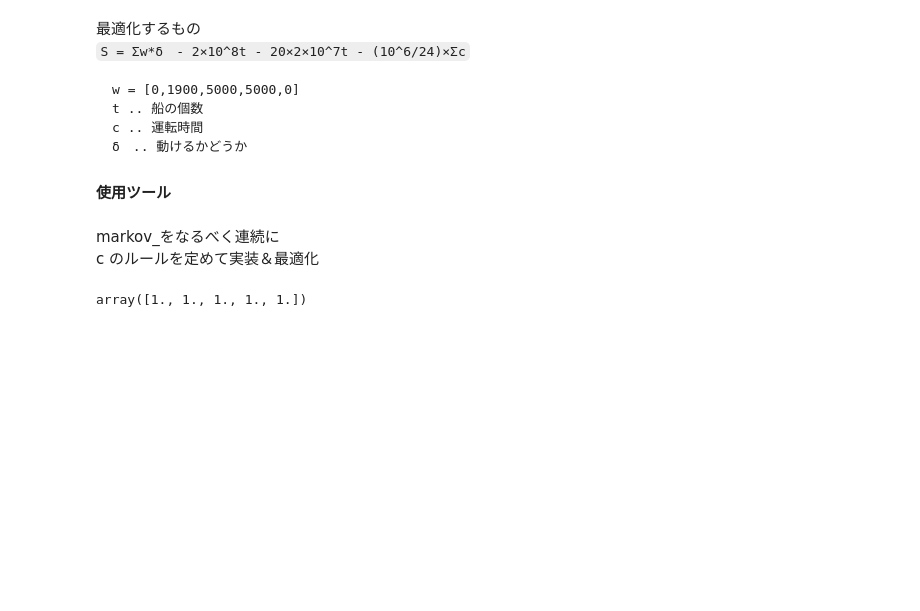
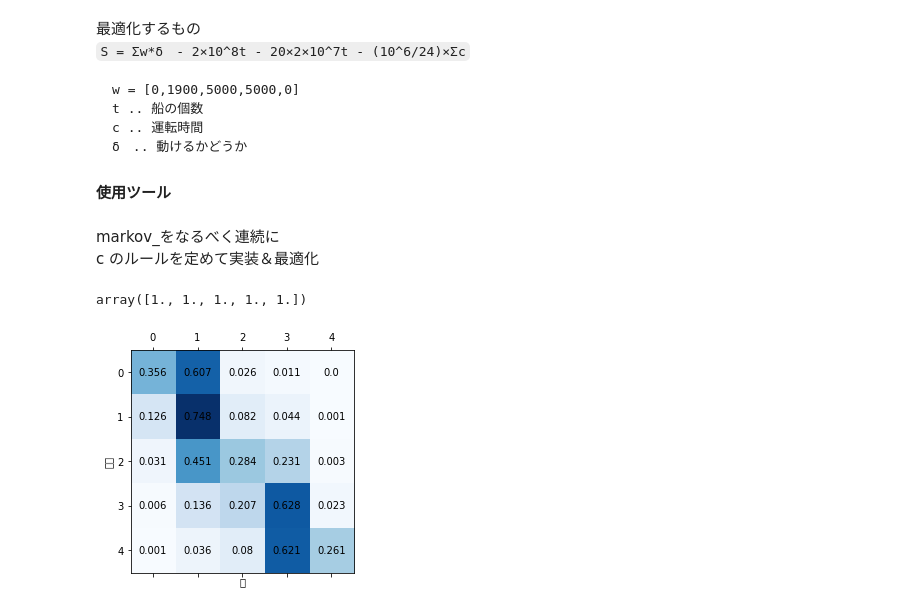
Before and after one commit to TomeHirata/wind_simulate, a Jupyter notebook: senryaku.ipynb, the cells around one changed output. Saved outputs shown, nothing was run; the diff lists cells and outputs as text; code cells hidden in the pictures; blank space fills up the shorter version.

```diff
--- a/senryaku.ipynb
+++ b/senryaku.ipynb
@@ -132,6 +132,20 @@ wind_3_plus = (wind_3_plus.T/np.sum(wind_3_plus,axis = 1)).T
 np.sum(wind_3_plus,axis = 1)
 # %% [output]
 array([1., 1., 1., 1., 1.])
+# %%
+wind6 = np.dot(wind_3_plus,wind_3_plus)
+# %%
+plt.matshow(wind6,cmap = plt.cm.Blues)
+for i in range(wind6.shape[0]):
+    for j in range(wind6.shape[1]):
+        plt.text(x=j, y=i, s=round(wind6[i, j]*1000)/1000, va='center', ha='center')
+
+plt.xlabel('次')
+plt.ylabel('現在')
+
+plt.show()
+# %% [output]
+[figure, added]
 # %%
  wind_3_csv = pd.DataFrame(wind_3_plus)
 # %%
```
Also changed, not shown: 3 other files.
